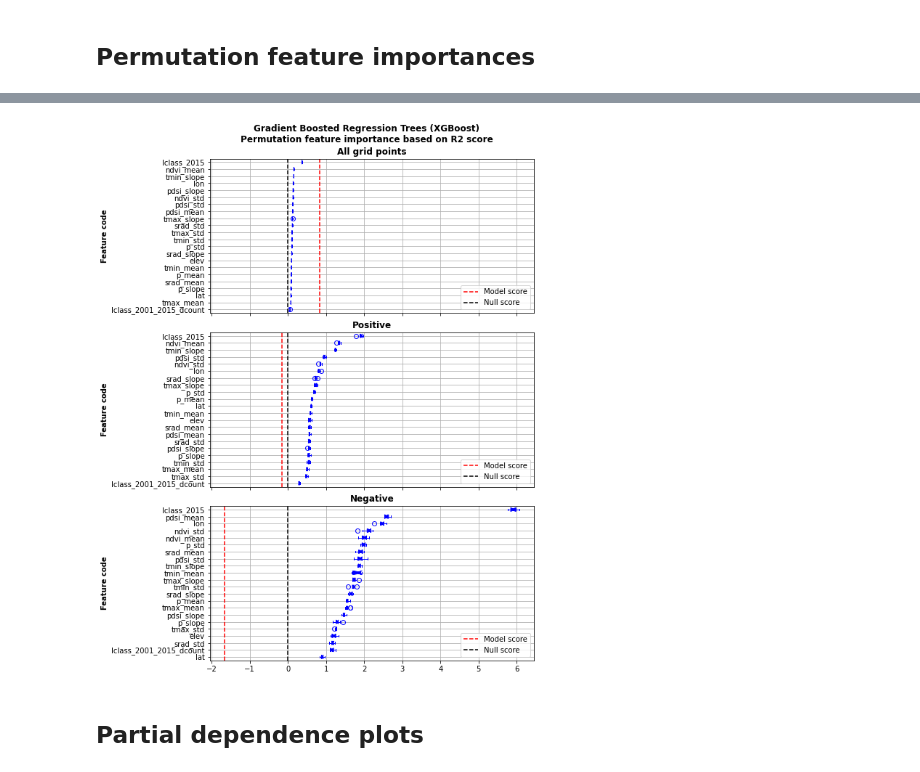
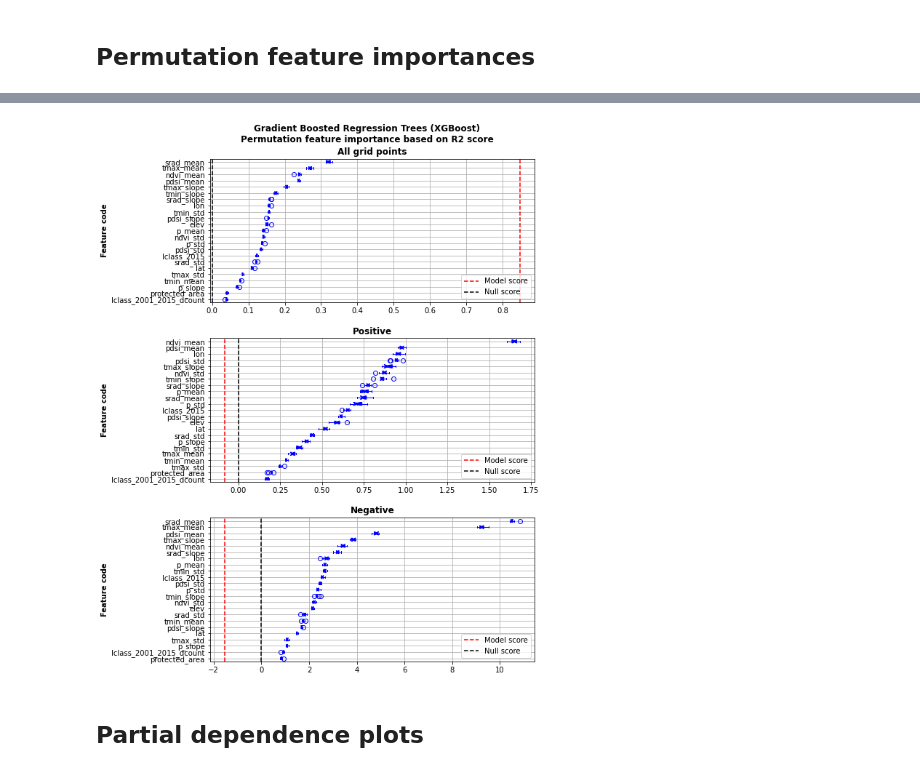
Before and after one commit to SandroAlex/phd, a Jupyter notebook: notebooks/modelling/ndvi_trends_gbrt_xgboost2.ipynb, the cells around one changed output, grey strips where cells are left out. Saved outputs shown, nothing was run; the diff lists cells and outputs as text; code cells hidden in the pictures.

Commit message:
Add feature for protected areas and some minor changes

```diff
--- a/notebooks/modelling/ndvi_trends_gbrt_xgboost2.ipynb
+++ b/notebooks/modelling/ndvi_trends_gbrt_xgboost2.ipynb
@@ -186,7 +186,7 @@ numeric_features = [
 ]
 
 # Categorical data.
-categorical_features = ["lclass_2015"]
+categorical_features = ["lclass_2015", "protected_area"]
 
 # Target.
 target = ["ndvi_slope"]
@@ -288,9 +313,10 @@ one_hot_preprocessor = ColumnTransformer(
 # learning purposes.
 model_xgbrt = Pipeline(
     steps=[
-        ("one_hot_preprocessor", one_hot_preprocessor),
-        ("standard_scaler", StandardScaler()),
-        ("pca", PCA()),
+        ("one_hot", one_hot_preprocessor),
+        ("scaler", RobustScaler()),
+        ("pca", PCA(n_components=20)), # 20 components is more than 95% of explained variance.
+        ("yeo_johnson", PowerTransformer(method="yeo-johnson", standardize=True)),
         ("model", xgb.XGBRegressor())
     ]
 )
@@ -306,11 +332,10 @@ scoring = {
 search_xgbrt = GridSearchCV(
     estimator=model_xgbrt,
     param_grid={
-        "pca__n_components": [20], # 17 components have given ~80% of explained variance.
         "model__n_estimators": [2000, 3000, 3500],
         "model__max_depth": [15, 20, 35], # Without stumps.
         "model__learning_rate": [0.05, 0.10, 0.50, 0.90],
-        "model__objective": ["reg:pseudohubererror"],
+        "model__objective": ["reg:pseudohubererror", "reg:squarederror"],
         "model__subsample": [0.50, 0.75, 0.95],
         "model__lambda": [1, 10, 100],
         "model__alpha": [1, 10, 100],
@@ -648,7 +677,7 @@ Wall time: 54.3 s
 %%time
 
 # Make figure.
-fig, (ax0, ax1, ax2) = plt.subplots(3, 1, figsize=(8, 12), sharex=True)
+fig, (ax0, ax1, ax2) = plt.subplots(3, 1, figsize=(8, 12), sharex=False)
 
 # All grid points.
 ax0.boxplot(
@@ -704,7 +733,7 @@ plt.suptitle("Gradient Boosted Regression Trees (XGBoost)\n" + \
 ax0.set_title("All grid points", weight="bold")
 ax1.set_title("Positive", weight="bold")
 ax2.set_title("Negative", weight="bold")
-plt.subplots_adjust(hspace=0.125, top=0.925)
+plt.subplots_adjust(hspace=0.25, top=0.925)
 for axis in (ax0, ax1, ax2):
     axis.axvline(linestyle="--", color="black", label="Null score")
     axis.invert_yaxis()
@@ -716,4 +745,4 @@ Wall time: 561 ms
-[figure, old version]
+[figure, new version]
 # %% [markdown]
 ## Partial dependence plots
 # %%
```
Also changed, not shown: parts of 24 cells of this notebook, 1 other file.
